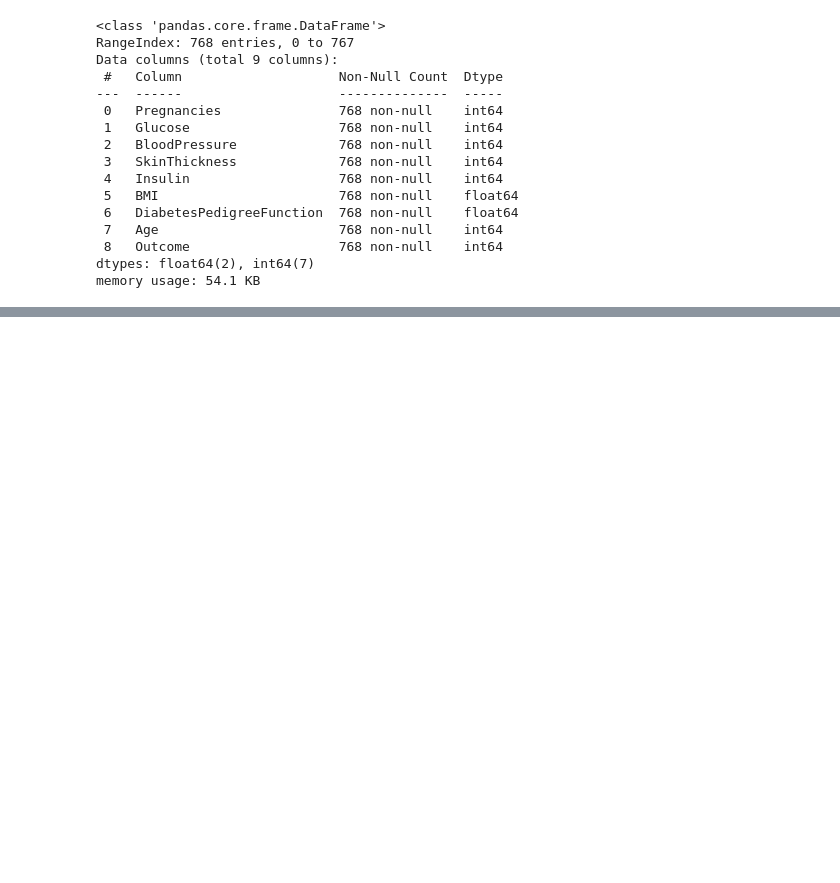
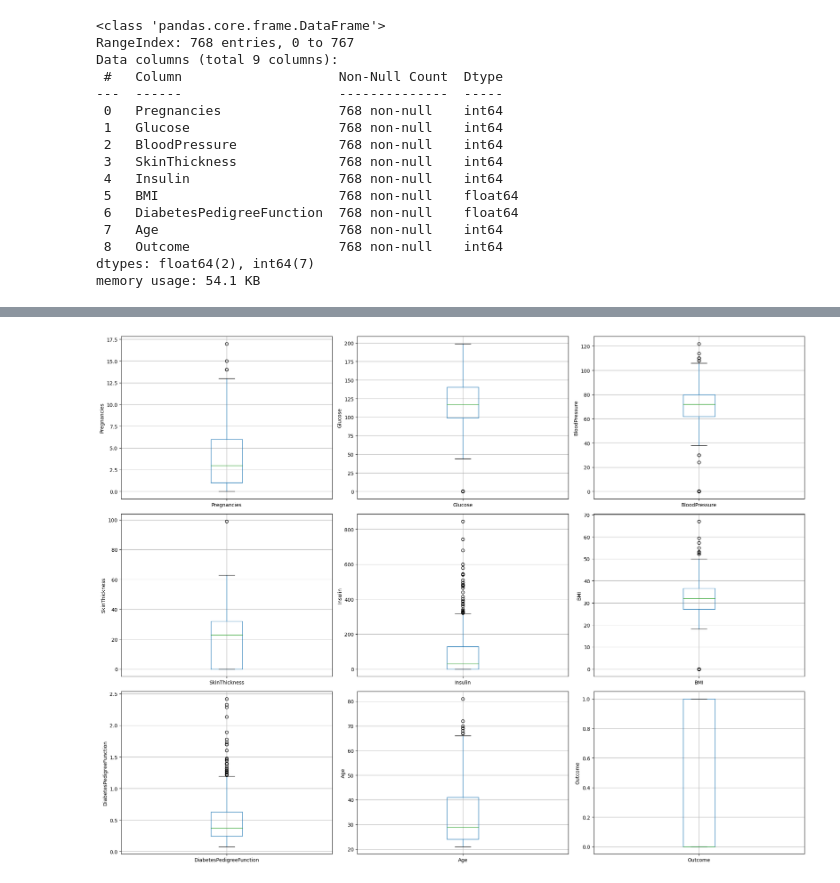
Before and after one commit to KalyanM45/OpenHealth, a Jupyter notebook: Notebook_Experiments/Diabetes_Disease_Prediction.ipynb, the cells around one changed output, grey strips where cells are left out. Saved outputs shown, nothing was run; the diff lists cells and outputs as text; code cells hidden in the pictures; blank space fills up the shorter version.

```diff
--- a/Notebook_Experiments/Diabetes_Disease_Prediction.ipynb
+++ b/Notebook_Experiments/Diabetes_Disease_Prediction.ipynb
@@ -77,0 +79,9 @@ from sklearn.ensemble import ExtraTreesClassifier
+# %%
+categorical_columns = []
+numerical_columns = []
+
+for col in df.columns:
+    if df[col].dtype == 'object':
+        categorical_columns.append(col)
+    else:
+        numerical_columns.append(col)
@@ -77,0 +112,16 @@ from sklearn.ensemble import ExtraTreesClassifier
+# %%
+fig, axes = plt.subplots(3,3, figsize=(20, 15))
+axes = axes.flatten()
+
+for i, col in enumerate(df.columns):
+    ax = axes[i]
+    df.boxplot(column=col, ax=ax)
+    ax.set_ylabel(col)
+
+for j in range(len(df.columns), 3,3):
+    fig.delaxes(axes[j])
+
+plt.tight_layout()
+plt.show()
+# %% [output]
+[figure, added]
```
Also changed, not shown: parts of 17 cells of this notebook.
